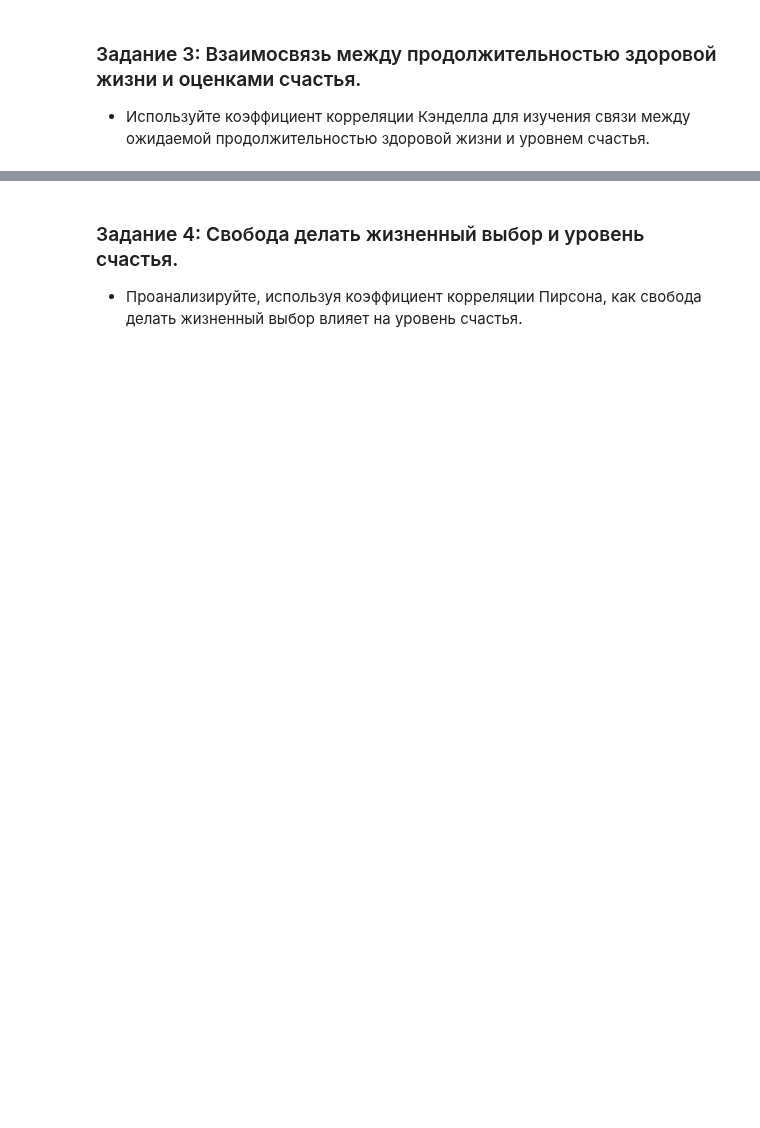
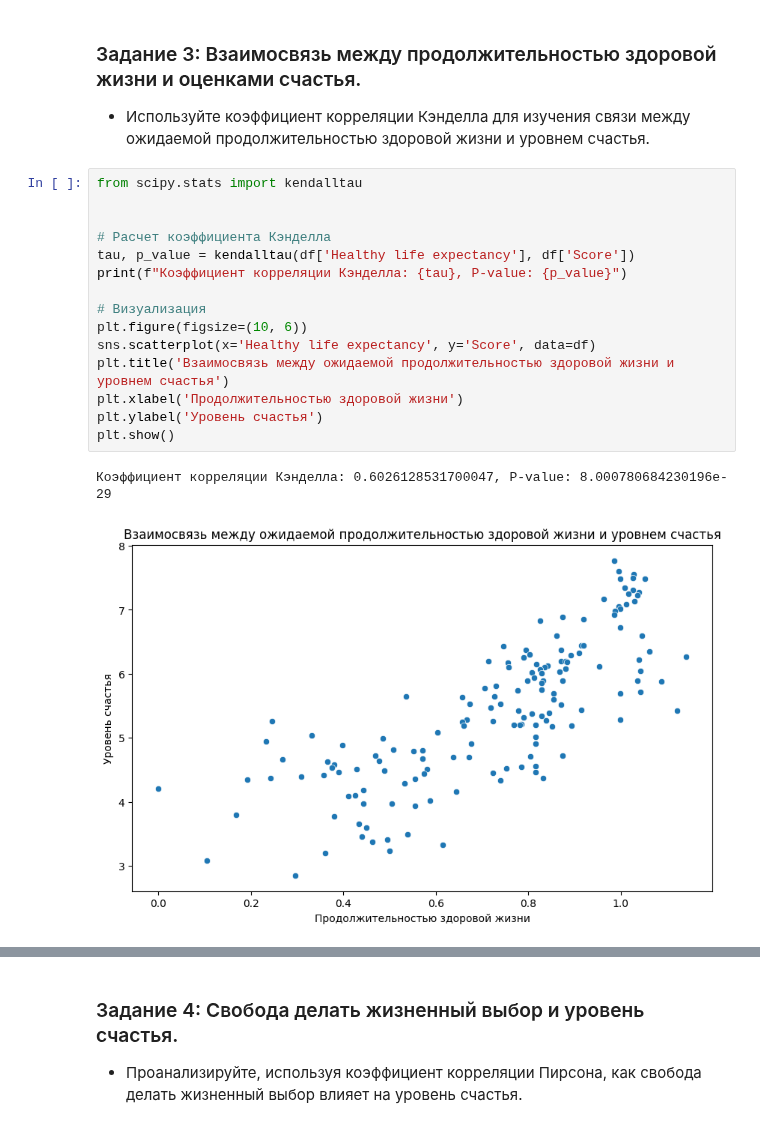
Before and after one commit to Rusttm/DSprojects, a Jupyter notebook: EDA/lesson2/seminar2.ipynb, the cells around one changed output, grey strips where cells are left out. Saved outputs shown, nothing was run; the diff lists cells and outputs as text; blank space fills up the shorter version.

```diff
--- a/EDA/lesson2/seminar2.ipynb
+++ b/EDA/lesson2/seminar2.ipynb
@@ -123,3 +138,21 @@ print(f"Коэффициент корреляции Спирмена: {coef}, P-
 # %% [markdown]
 ### Задание 3: Взаимосвязь между продолжительностью здоровой жизни и оценками счастья.
 - Используйте коэффициент корреляции Кэнделла для изучения связи между ожидаемой продолжительностью здоровой жизни и уровнем счастья.
+# %%
+from scipy.stats import kendalltau
+
+
+# Расчет коэффициента Кэнделла
+tau, p_value = kendalltau(df['Healthy life expectancy'], df['Score'])
+print(f"Коэффициент корреляции Кэнделла: {tau}, P-value: {p_value}")
+
+# Визуализация
+plt.figure(figsize=(10, 6))
+sns.scatterplot(x='Healthy life expectancy', y='Score', data=df)
+plt.title('Взаимосвязь между ожидаемой продолжительностью здоровой жизни и уровнем счастья')
+plt.xlabel('Продолжительностью здоровой жизни')
+plt.ylabel('Уровень счастья')
+plt.show()
+# %% [output]
+Коэффициент корреляции Кэнделла: 0.6026128531700047, P-value: 8.000780684230196e-29
+[figure, added]
```
Also changed, not shown: parts of 6 cells of this notebook.
